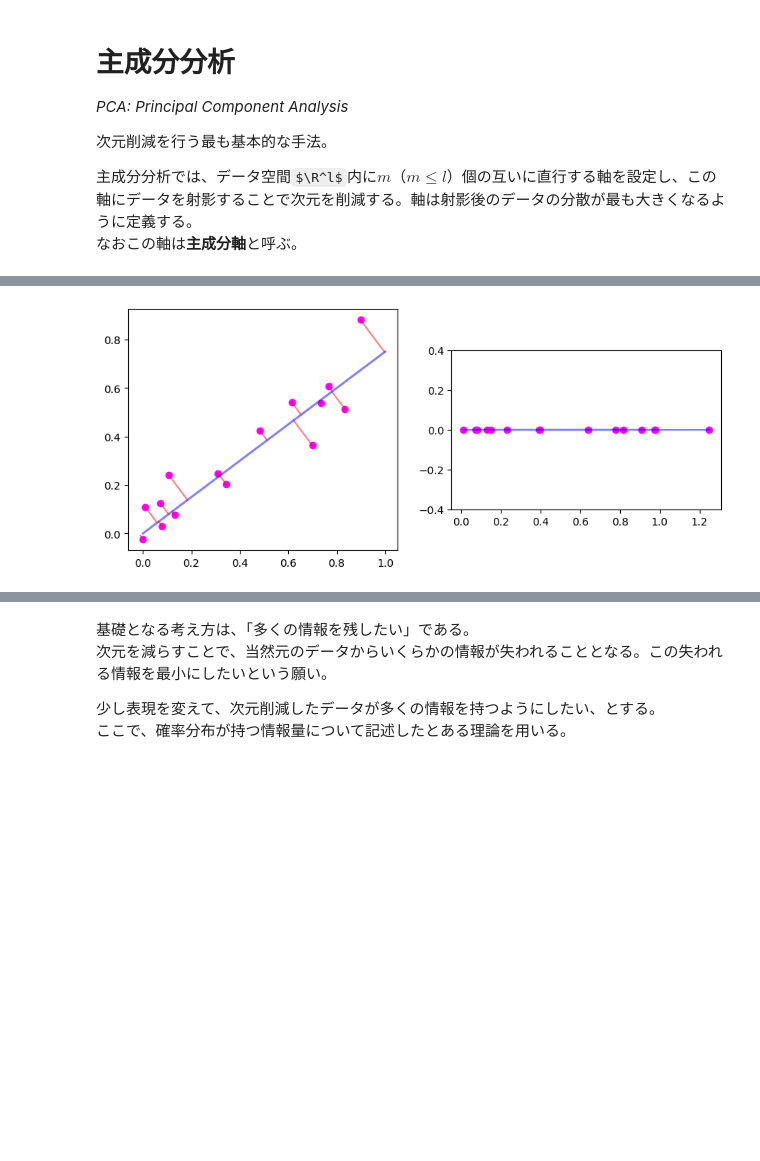
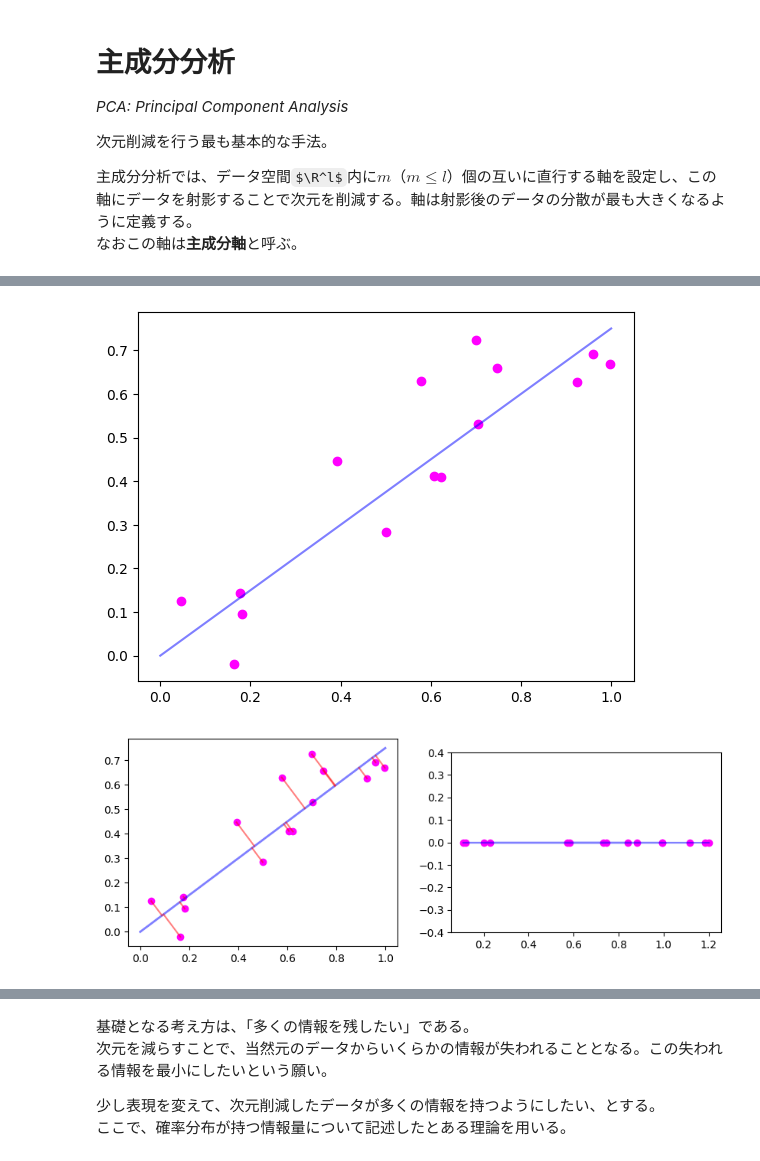
Before and after one commit to misya11p/dimensionality-reduction, a Jupyter notebook: PCA.ipynb, the cells around one changed output, grey strips where cells are left out. Drawn from its saved outputs; the diff is of its cells as text; code cells hidden in the pictures; some formulas as TeX source; blank space fills up the shorter version.

```diff
--- a/PCA.ipynb
+++ b/PCA.ipynb
@@ -14,10 +23,9 @@ import matplotlib.pyplot as plt
+# %%
+plt.plot([0, 1], [0, a], color='blue', alpha=0.5);
+plt.scatter(x1, x2, color='magenta');
+# %% [output]
+[figure, added]
 # %%
-n = 15
-a = 3/4
-x1 = np.random.random(n)
-x2 = a * x1
-x2 += 0.1 * np.random.randn(n)
-
 fig, (ax1, ax2) = plt.subplots(1, 2, figsize=(10, 5))
 ax1.set_aspect('equal')
 ax2.set_ylim(-0.4, 0.4)
@@ -39,7 +47,7 @@ zeros = np.zeros_like(pc)
 ax2.plot(pc, zeros, color='blue', alpha=0.5)
 ax2.scatter(pc, zeros, color='magenta');
 # %% [output]
-[figure, old version]
+[figure, new version]
 # %% [markdown]
 
 ---
```
Also changed, not shown: parts of 8 cells of this notebook.
